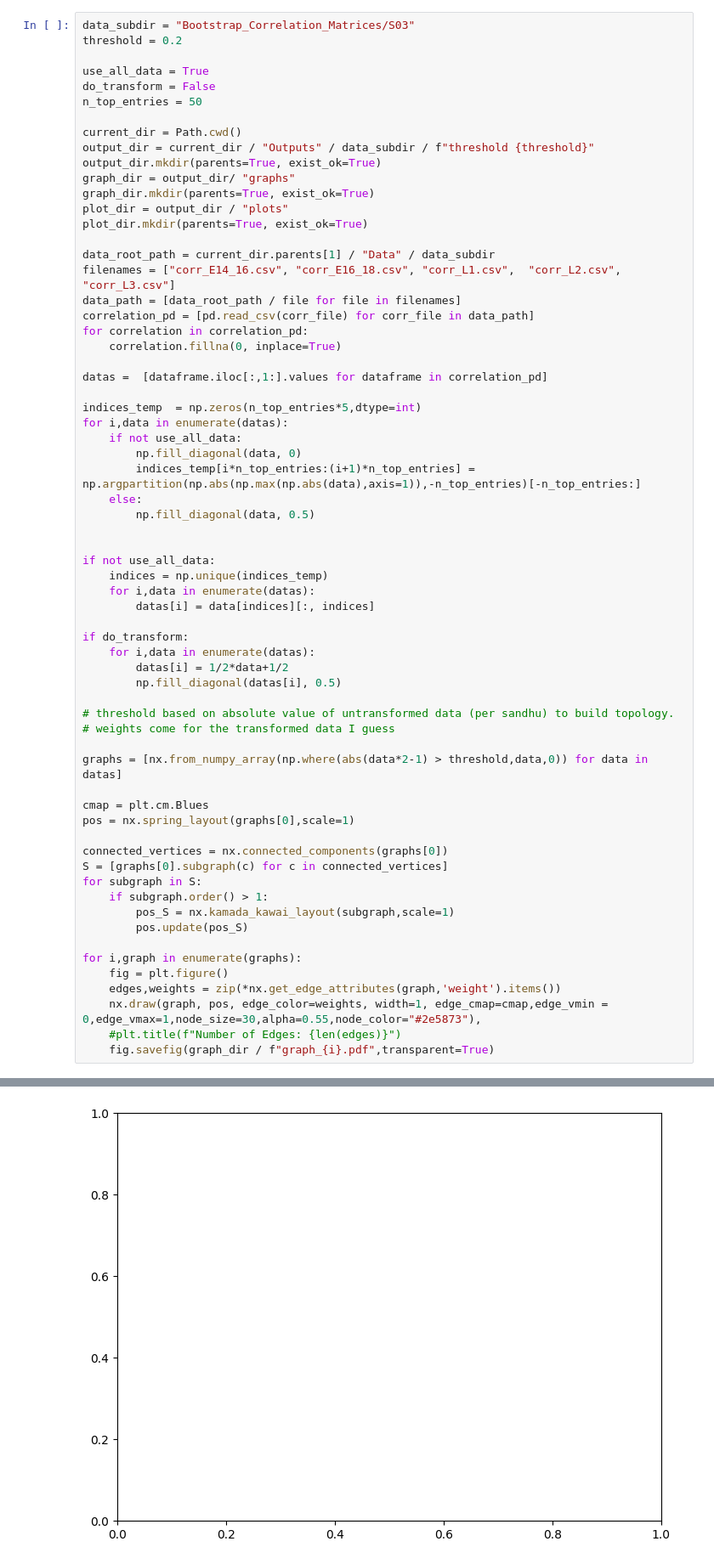
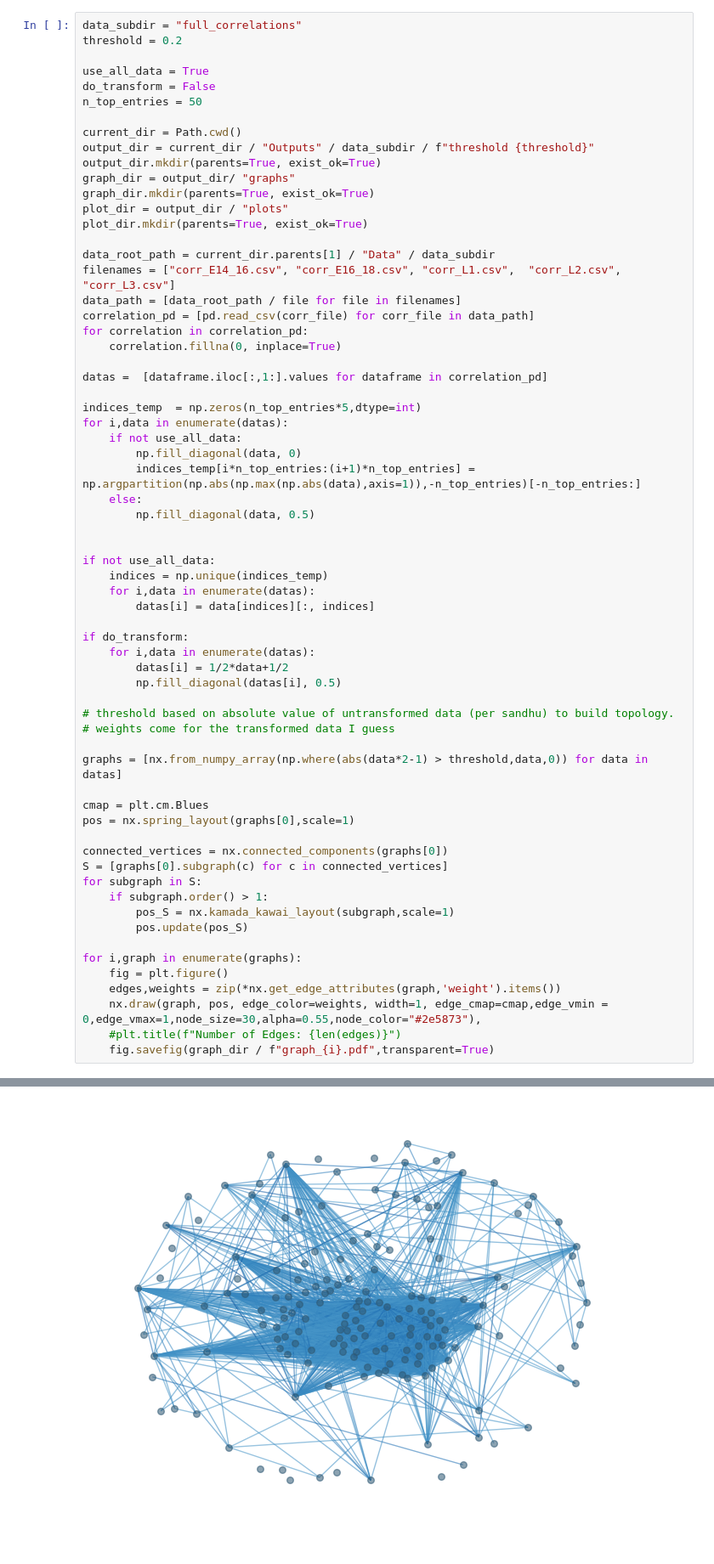
Before and after one commit to TuyentdTran/A-Unified-Geometric-Framework-for-Developmental-Analysis-of-Spatial-Transcriptomic-Data, a Jupyter notebook: Codes/Tuyen/GW Geodesic Ricci - Fruit Fly Ex3.ipynb, the cells around one changed output, grey strips where cells are left out. Shown at 85% size. Drawn from its saved outputs; the diff is of its cells as text.

```diff
--- a/Codes/Tuyen/GW Geodesic Ricci - Fruit Fly Ex3.ipynb
+++ b/Codes/Tuyen/GW Geodesic Ricci - Fruit Fly Ex3.ipynb
@@ -11,7 +11,7 @@ from pathlib import Path
 np.random.seed(42)
 random.seed(42)
 # %%
-data_subdir = "Bootstrap_Correlation_Matrices/S03"
+data_subdir = "full_correlations"
 threshold = 0.2
 
 use_all_data = True
@@ -82 +81 @@ NetworkXError: Node 183 has no position.
-[figure, old version]
+[figure, new version]
```
Also changed, not shown: parts of 18 cells of this notebook, 58 other files.
